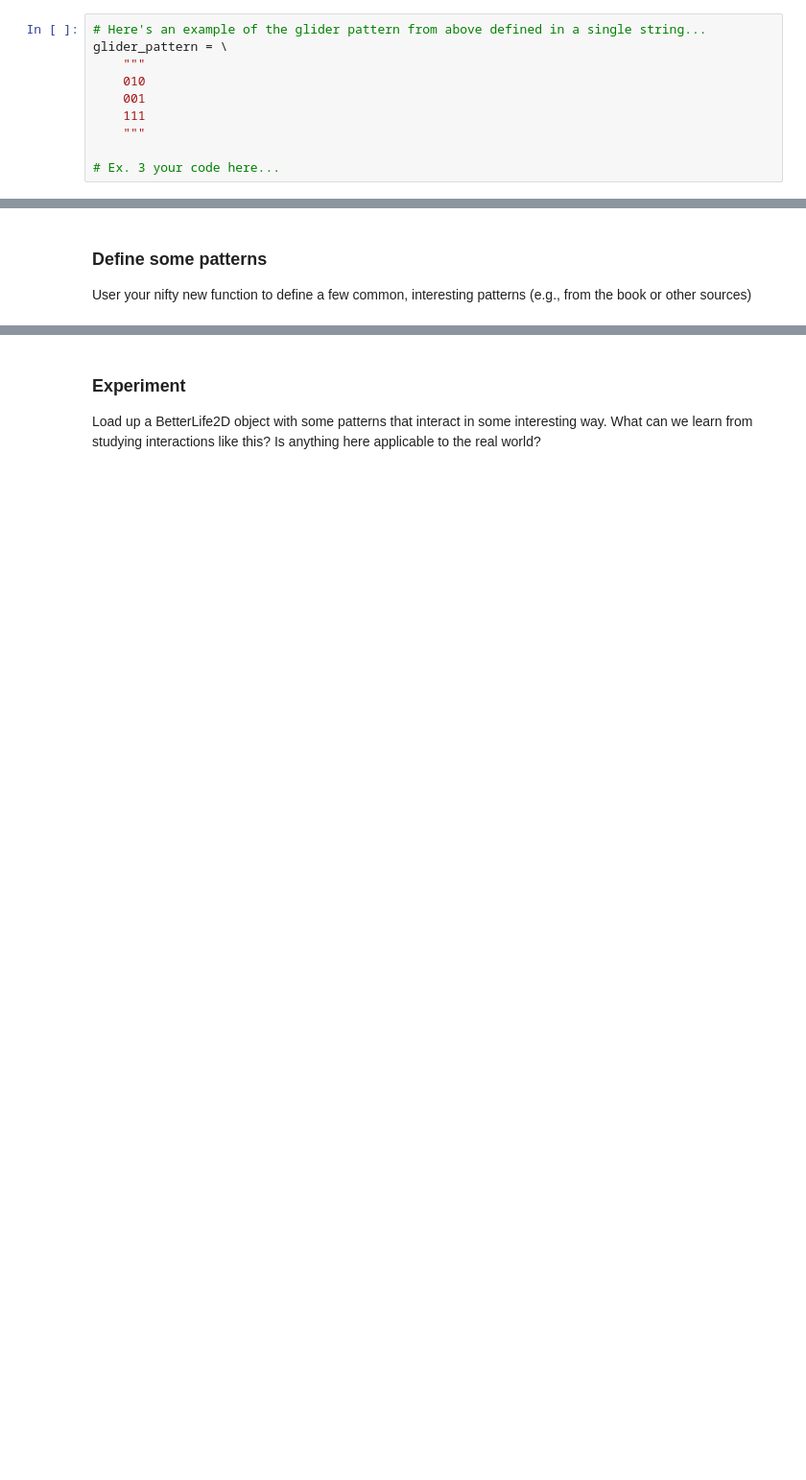
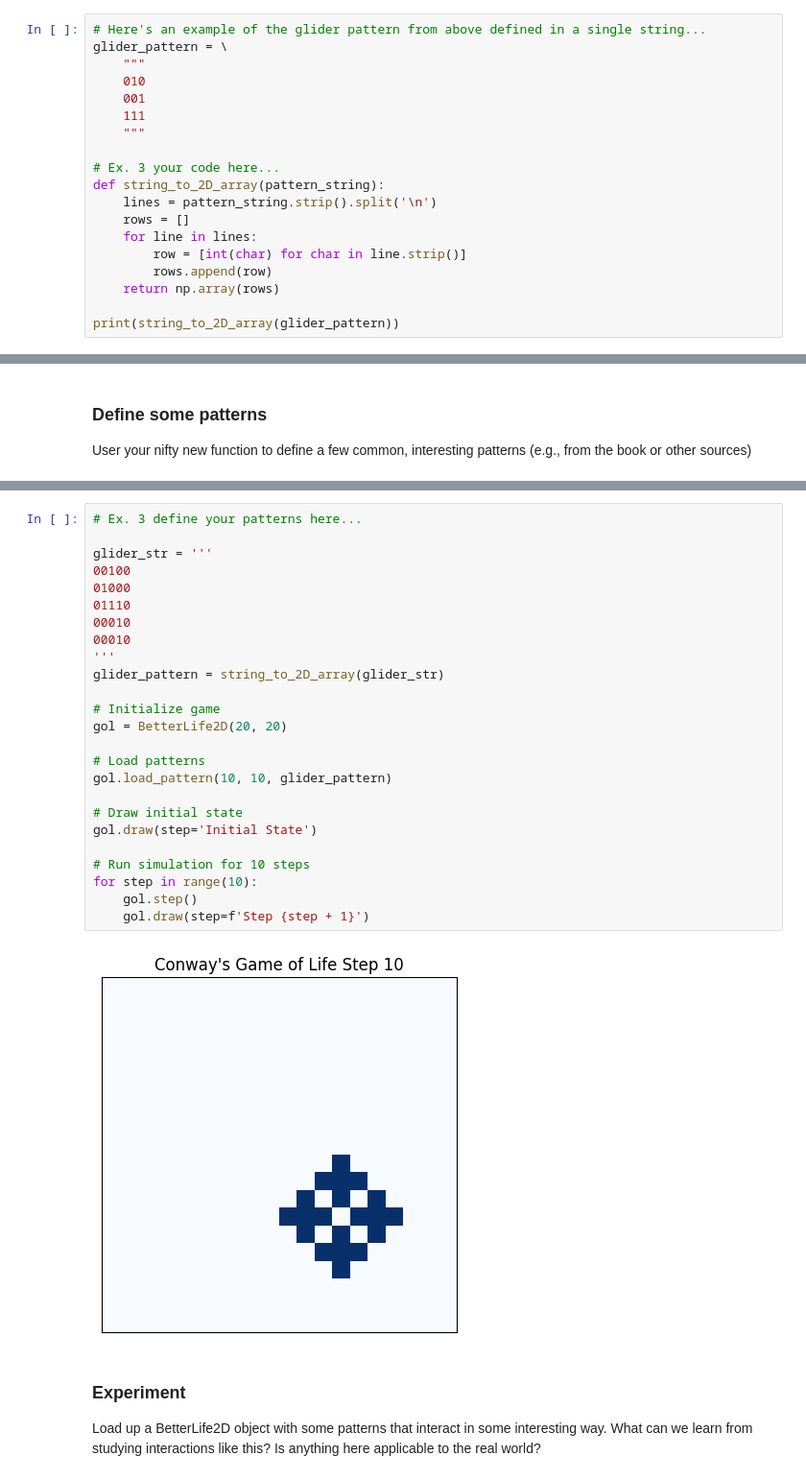
Before and after one commit to Parbjot/comp215, a Jupyter notebook: labs/lab08_GoL.ipynb, the cells around one changed output, grey strips where cells are left out. Shown at 96% size. Drawn from its saved outputs; the diff is of its cells as text; blank space fills up the shorter version.

```diff
--- a/labs/lab08_GoL.ipynb
+++ b/labs/lab08_GoL.ipynb
@@ -244,3 +230,12 @@ glider_pattern = \
     """
 
 # Ex. 3 your code here...
+def string_to_2D_array(pattern_string):
+    lines = pattern_string.strip().split('\n')
+    rows = []
+    for line in lines:
+        row = [int(char) for char in line.strip()]
+        rows.append(row)
+    return np.array(rows)
+
+print(string_to_2D_array(glider_pattern))
@@ -252,3 +249,30 @@ User your nifty new function to define a few common, interesting patterns (e.g.,
+# %%
+# Ex. 3 define your patterns here...
+
+glider_str = '''
+00100
+01000
+01110
+00010
+00010
+'''
+glider_pattern = string_to_2D_array(glider_str)
+
+# Initialize game
+gol = BetterLife2D(20, 20)
+
+# Load patterns
+gol.load_pattern(10, 10, glider_pattern)
+
+# Draw initial state
+gol.draw(step='Initial State')
+
+# Run simulation for 10 steps
+for step in range(10):
+    gol.step()
+    gol.draw(step=f'Step {step + 1}')
+# %% [output]
+[figure, added]
 # %% [markdown]
 ### Experiment
 Load up a BetterLife2D object with some patterns that interact in some interesting way.
```
Also changed, not shown: parts of 8 cells of this notebook.
